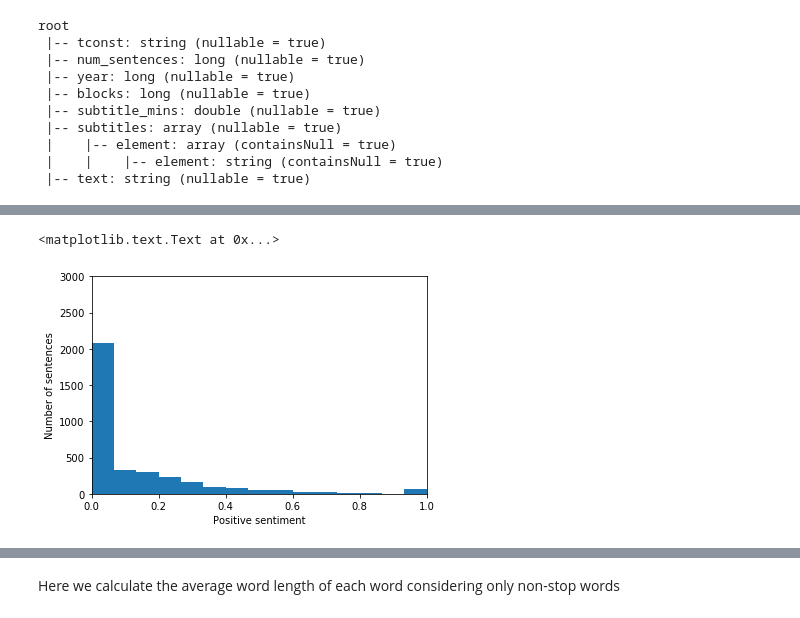
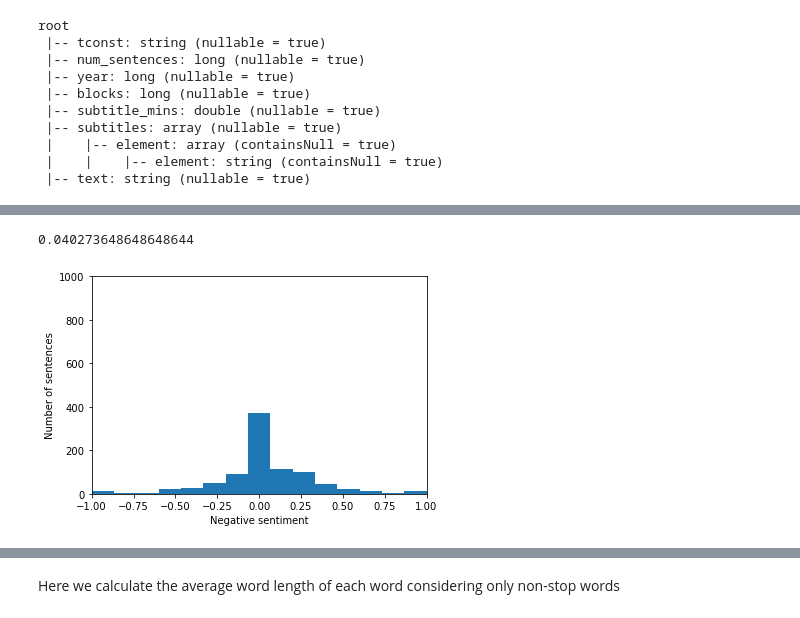
Before and after one commit to Xabitsuki/adamax, a Jupyter notebook: Notebook2.ipynb, the cells around one changed output, grey strips where cells are left out. Drawn from its saved outputs; the diff is of its cells as text; code cells hidden in the pictures.

```diff
--- a/Notebook2.ipynb
+++ b/Notebook2.ipynb
@@ -753,12 +817,13 @@ doc_batman = nlp(batman_script)
 # %%
-positive_sent = []
+av_sent = []
 #iterate through the sentences, get polarity scores, choose a value
-[positive_sent.append(analyzer.polarity_scores(sent.text)['pos']) for sent in doc.sents]
-plt.hist(positive_sent,bins=15)
-plt.xlim([0,1])
-plt.ylim([0,3000])
-plt.xlabel('Positive sentiment')
+[av_sent.append(analyzer.polarity_scores(sent.text)['pos'] - analyzer.polarity_scores(sent.text)["neg"]) for sent in doc_batman.sents]
+plt.hist(av_sent,bins=15)
+plt.xlim([-1,1])
+plt.ylim([0,1000])
+plt.xlabel('Negative sentiment')
 plt.ylabel('Number of sentences')
+np.mean(av_sent)
 # %% [output]
-<matplotlib.text.Text at 0x...>
+0.040273648648648644
-[figure, old version]
+[figure, new version]
```
Also changed, not shown: parts of 31 cells of this notebook.
